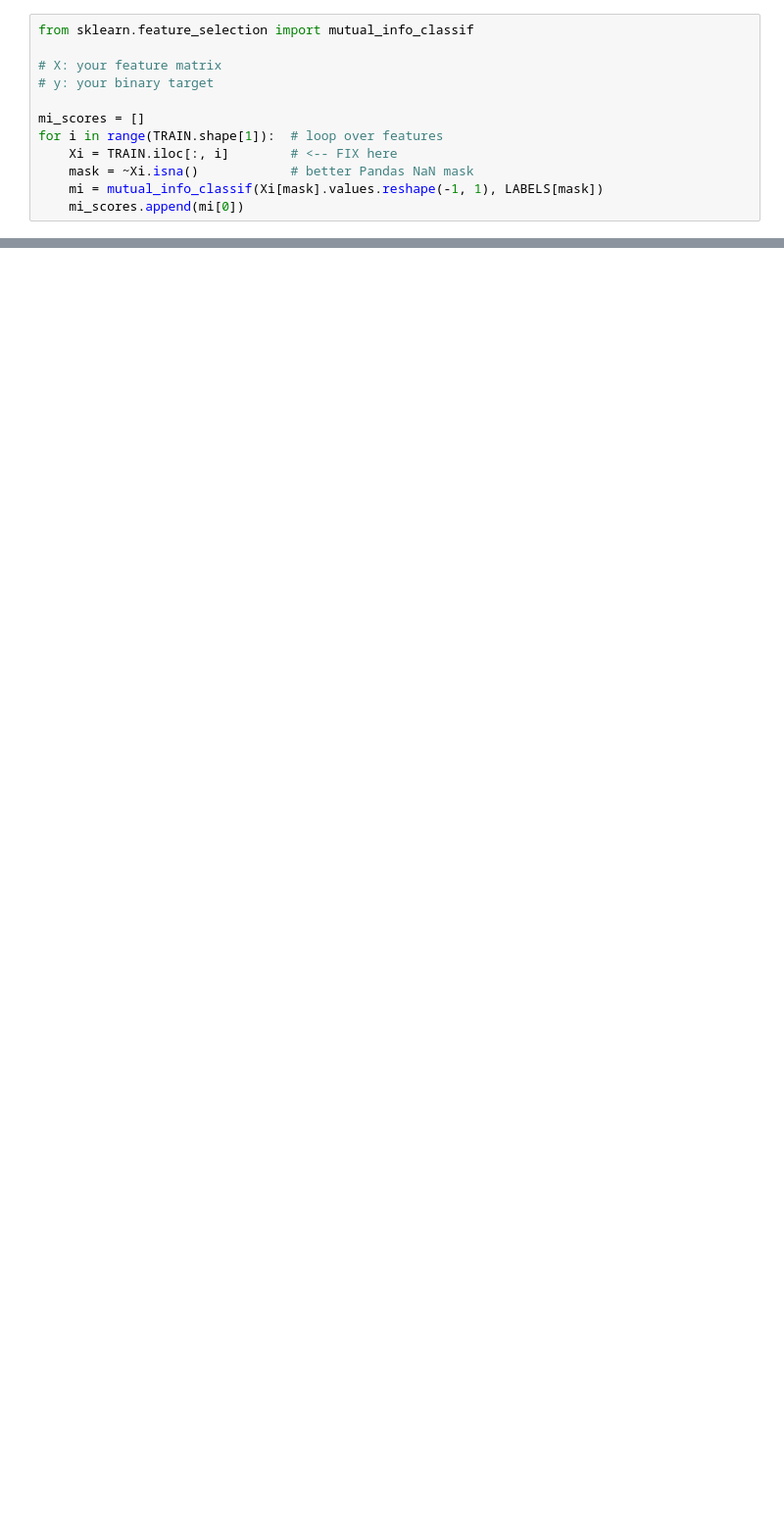
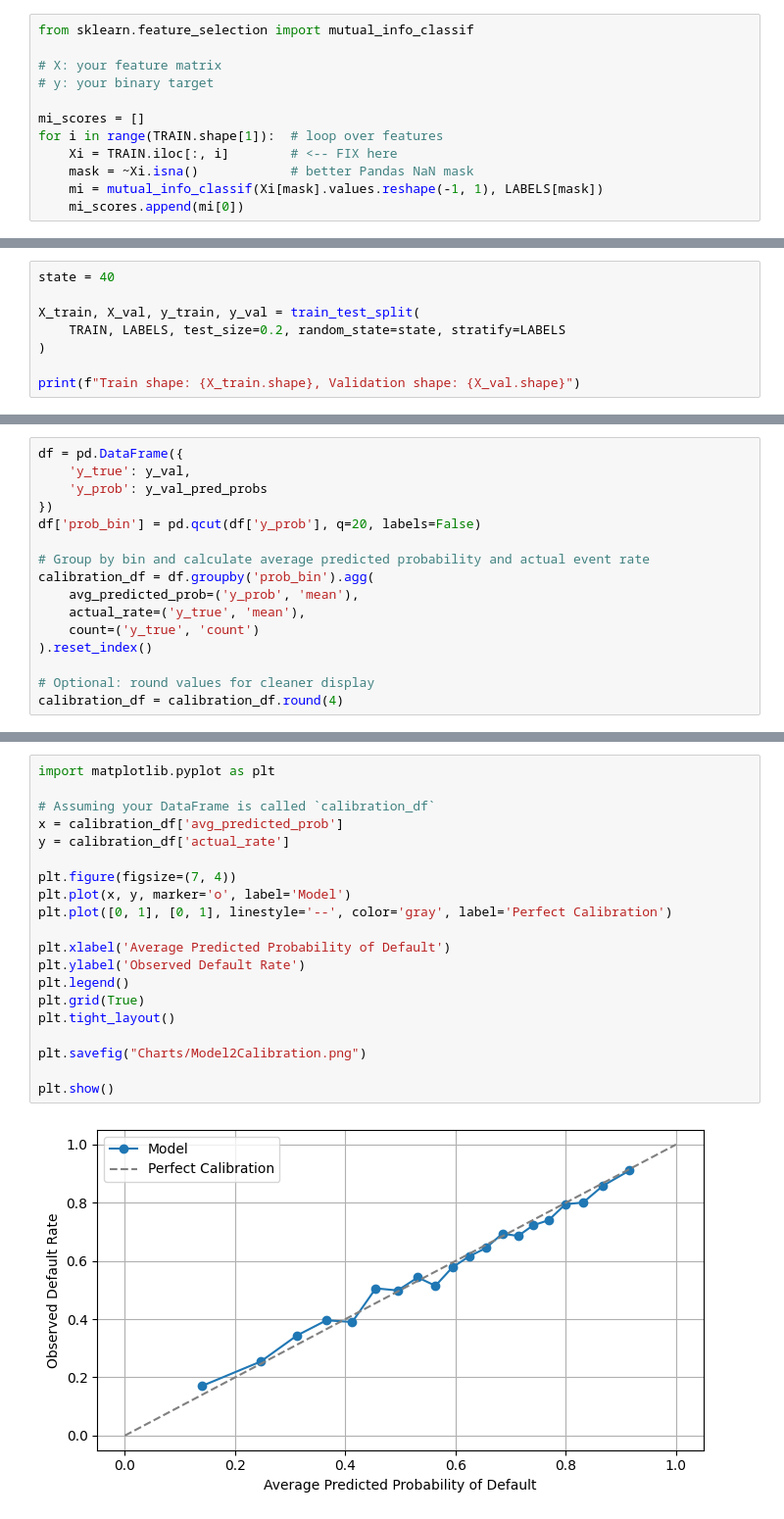
Before and after one commit to SeanVilloresi/freddie-data, a Jupyter notebook: DefaultGivenStress.ipynb, the cells around one changed output, grey strips where cells are left out. Shown at 98% size. Cells and saved outputs as stored; diff of their text form; blank space fills up the shorter version.

```diff
--- a/DefaultGivenStress.ipynb
+++ b/DefaultGivenStress.ipynb
@@ -117,0 +135,8 @@ dtype: float64
+# %%
+state = 40
+
+X_train, X_val, y_train, y_val = train_test_split(
+    TRAIN, LABELS, test_size=0.2, random_state=state, stratify=LABELS
+)
+
+print(f"Train shape: {X_train.shape}, Validation shape: {X_val.shape}")
@@ -117,0 +257,16 @@ dtype: float64
+# %%
+df = pd.DataFrame({
+    'y_true': y_val,
+    'y_prob': y_val_pred_probs
+})
+df['prob_bin'] = pd.qcut(df['y_prob'], q=20, labels=False)
+
+# Group by bin and calculate average predicted probability and actual event rate
+calibration_df = df.groupby('prob_bin').agg(
+    avg_predicted_prob=('y_prob', 'mean'),
+    actual_rate=('y_true', 'mean'),
+    count=('y_true', 'count')
+).reset_index()
+
+# Optional: round values for cleaner display
+calibration_df = calibration_df.round(4)
@@ -117,0 +293,22 @@ dtype: float64
+# %%
+import matplotlib.pyplot as plt
+
+# Assuming your DataFrame is called `calibration_df`
+x = calibration_df['avg_predicted_prob']
+y = calibration_df['actual_rate']
+
+plt.figure(figsize=(7, 4))
+plt.plot(x, y, marker='o', label='Model')
+plt.plot([0, 1], [0, 1], linestyle='--', color='gray', label='Perfect Calibration')
+
+plt.xlabel('Average Predicted Probability of Default')
+plt.ylabel('Observed Default Rate')
+plt.legend()
+plt.grid(True)
+plt.tight_layout()
+
+plt.savefig("Charts/Model2Calibration.png")
+
+plt.show()
+# %% [output]
+[figure, added]
```
Also changed, not shown: parts of 20 cells of this notebook, 5 other files.
